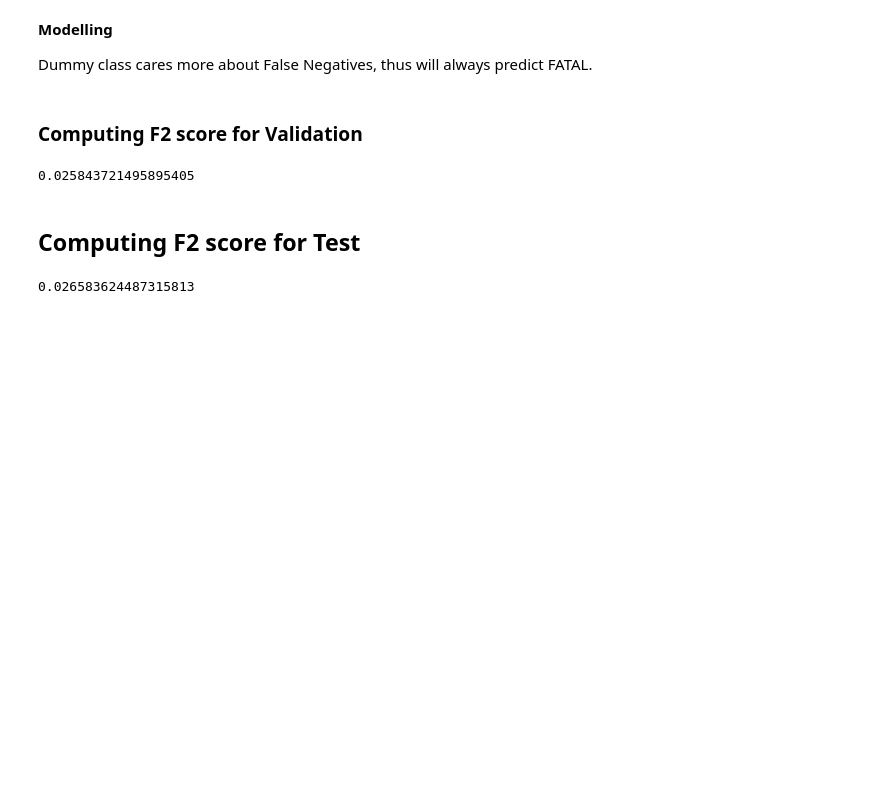
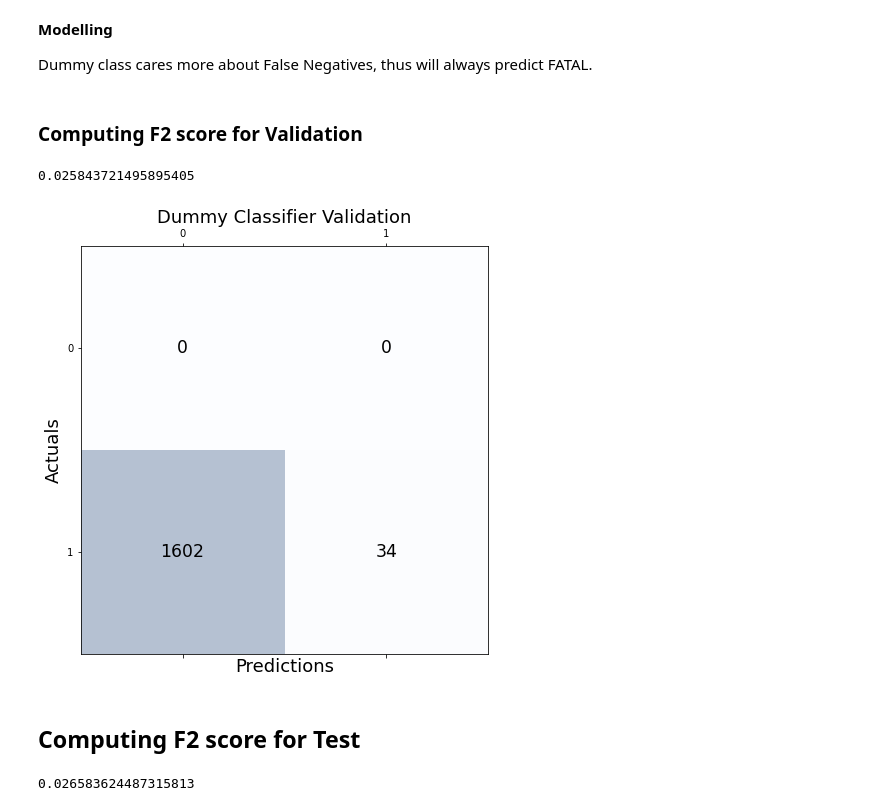
Before and after one commit to sheldonsebastian/GW-Data-Science-Datathon, a Jupyter notebook: model_trainer/0_dummy_classifier.ipynb, the cells around one changed output. Cells and saved outputs as stored; diff of their text form; code cells hidden in the pictures; blank space fills up the shorter version.

Commit message:
added confusion matrix

```diff
--- a/model_trainer/0_dummy_classifier.ipynb
+++ b/model_trainer/0_dummy_classifier.ipynb
@@ -36,6 +36,10 @@ scores = f2_measure(model.predict(X_val), y_val)
 scores
 # %% [output]
 0.025843721495895405
+# %%
+confusion_matrix_plotter(model.predict(X_val), y_val, "Dummy Classifier Validation")
+# %% [output]
+[figure, added]
 # %% [markdown]
 ## Computing F2 score for Test
 # %%
```
Also changed, not shown: parts of 1 cell of this notebook, 9 other files.
